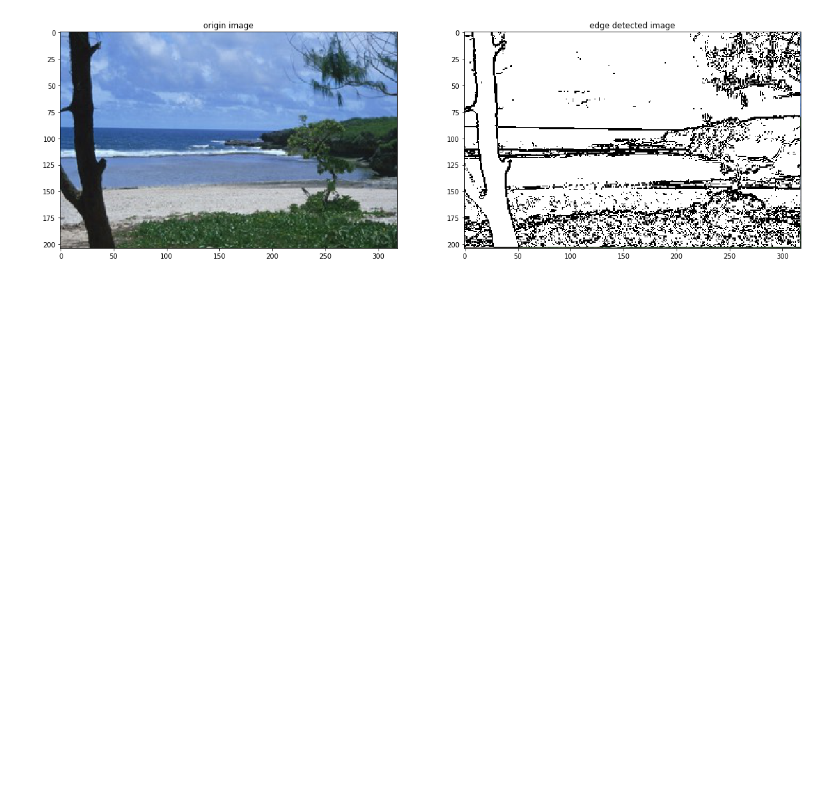
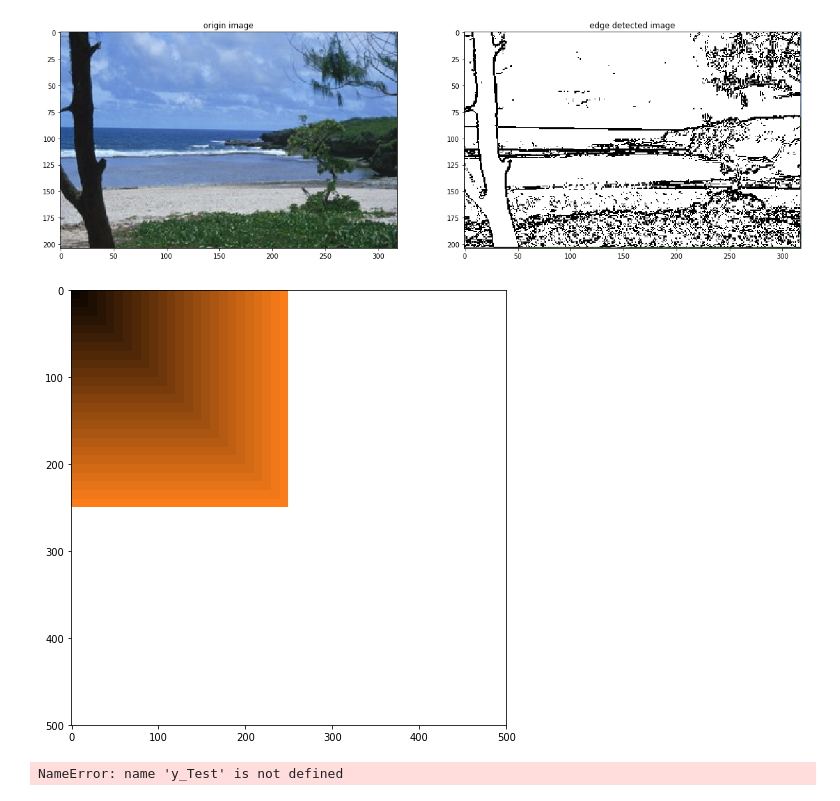
Before and after one commit to huck50509/huck, a Jupyter notebook: Multimedia(3B)/圖片檔ver2/hw1.ipynb, the cells around one changed output. Drawn from its saved outputs; the diff is of its cells as text; code cells hidden in the pictures; blank space fills up the shorter version.

```diff
--- a/Multimedia(3B)/圖片檔ver2/hw1.ipynb
+++ b/Multimedia(3B)/圖片檔ver2/hw1.ipynb
@@ -287,3 +287,31 @@ plt.imshow(img2)
 plt.show()
 # %% [output]
 [figure]
+# %%
+from skimage import io,draw
+import matplotlib.pyplot as plt
+import numpy as np
+
+def drawPyramid(canvasSize):
+    ret_img = np.uint8(255*np.ones((canvasSize[0],canvasSize[1],3)))
+
+    for index in range(25,0,-1):
+        color = [index*10, index*5, index]
+        lineY=[0,0,index*10,index*10]
+        colX=[0,index*10,index*10,0]
+        rr, cc=draw.polygon(lineY,colX)
+        draw.set_color(ret_img,[rr,cc],color)
+    return ret_img
+plt.figure(num=6,figsize=(8,8))
+canvasSize=[500,500]
+img = drawPyramid(canvasSize)
+
+plt.imshow(img)
+plt.show()
+# %% [output]
+[figure, added]
+# %%
+import pandas as pd
+pd.crosstab(y_Test,prediction,rownames=['label'],colnames=['predict'])
+# %% [output]
+NameError: name 'y_Test' is not defined
```
Also changed, not shown: 7 other files.
